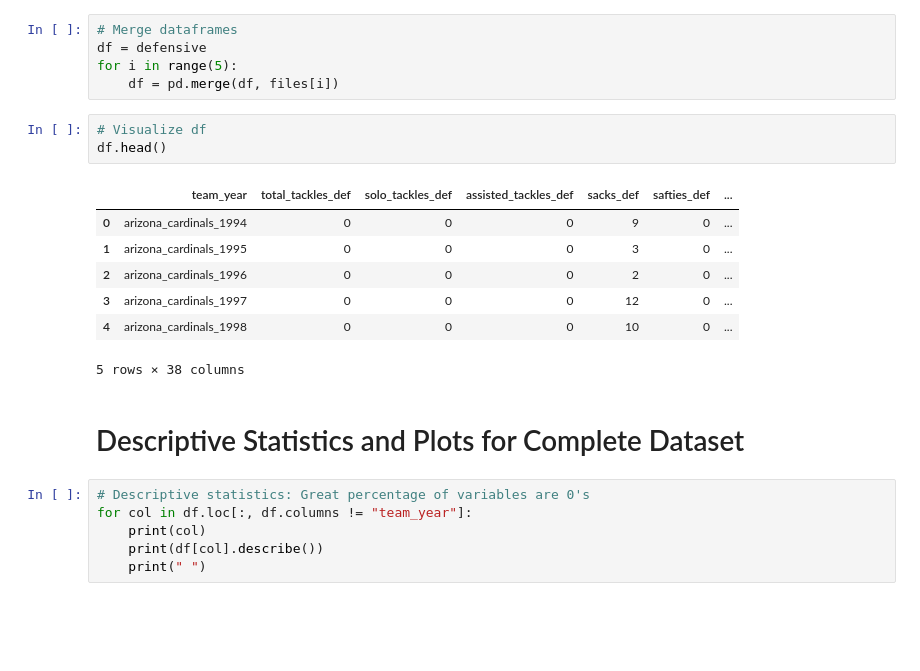
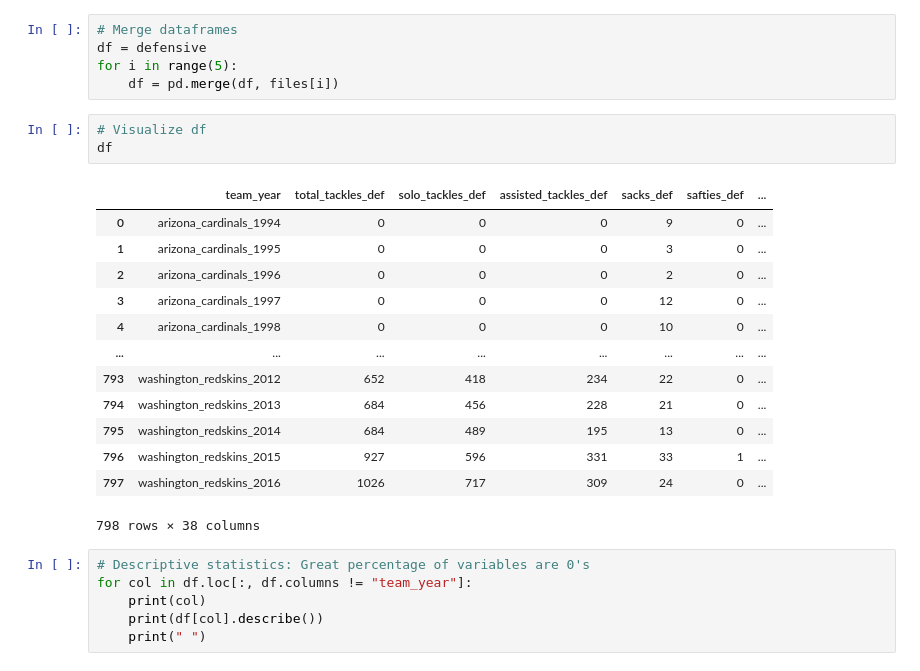
Before and after one commit to JulioAQuintana/FinalProject, a Jupyter notebook: Exploratory_Data_Analysis/stat_analysis_by_year.ipynb, the cells around one changed output. Cells and saved outputs as stored; diff of their text form; blank space fills up the shorter version.

Commit message:
Updating EDA code to create reduced dataset

```diff
--- a/Exploratory_Data_Analysis/stat_analysis_by_year.ipynb
+++ b/Exploratory_Data_Analysis/stat_analysis_by_year.ipynb
@@ -19,18 +20,22 @@ df = defensive
 for i in range(5):
     df = pd.merge(df, files[i])
 # %%
-# Visualize df
-df.head()
+# Visualize df
+df
 # %% [output]
 |  | team_year | total_tackles_def | solo_tackles_def | assisted_tackles_def | sacks_def | safties_def | ... |
 | 0 | arizona_cardinals_1994 | 0 | 0 | 0 | 9 | 0 | ... |
 | 1 | arizona_cardinals_1995 | 0 | 0 | 0 | 3 | 0 | ... |
 | 2 | arizona_cardinals_1996 | 0 | 0 | 0 | 2 | 0 | ... |
 | 3 | arizona_cardinals_1997 | 0 | 0 | 0 | 12 | 0 | ... |
 | 4 | arizona_cardinals_1998 | 0 | 0 | 0 | 10 | 0 | ... |
+| ... | ... | ... | ... | ... | ... | ... | ... |
+| 793 | washington_redskins_2012 | 652 | 418 | 234 | 22 | 0 | ... |
+| 794 | washington_redskins_2013 | 684 | 456 | 228 | 21 | 0 | ... |
+| 795 | washington_redskins_2014 | 684 | 489 | 195 | 13 | 0 | ... |
+| 796 | washington_redskins_2015 | 927 | 596 | 331 | 33 | 1 | ... |
+| 797 | washington_redskins_2016 | 1026 | 717 | 309 | 24 | 0 | ... |
-5 rows × 38 columns
+798 rows × 38 columns
-# %% [markdown]
-# Descriptive Statistics and Plots for Complete Dataset
 # %%
 # Descriptive statistics: Great percentage of variables are 0's
 for col in df.loc[:, df.columns != "team_year"]:
```
Also changed, not shown: parts of 13 cells of this notebook.
